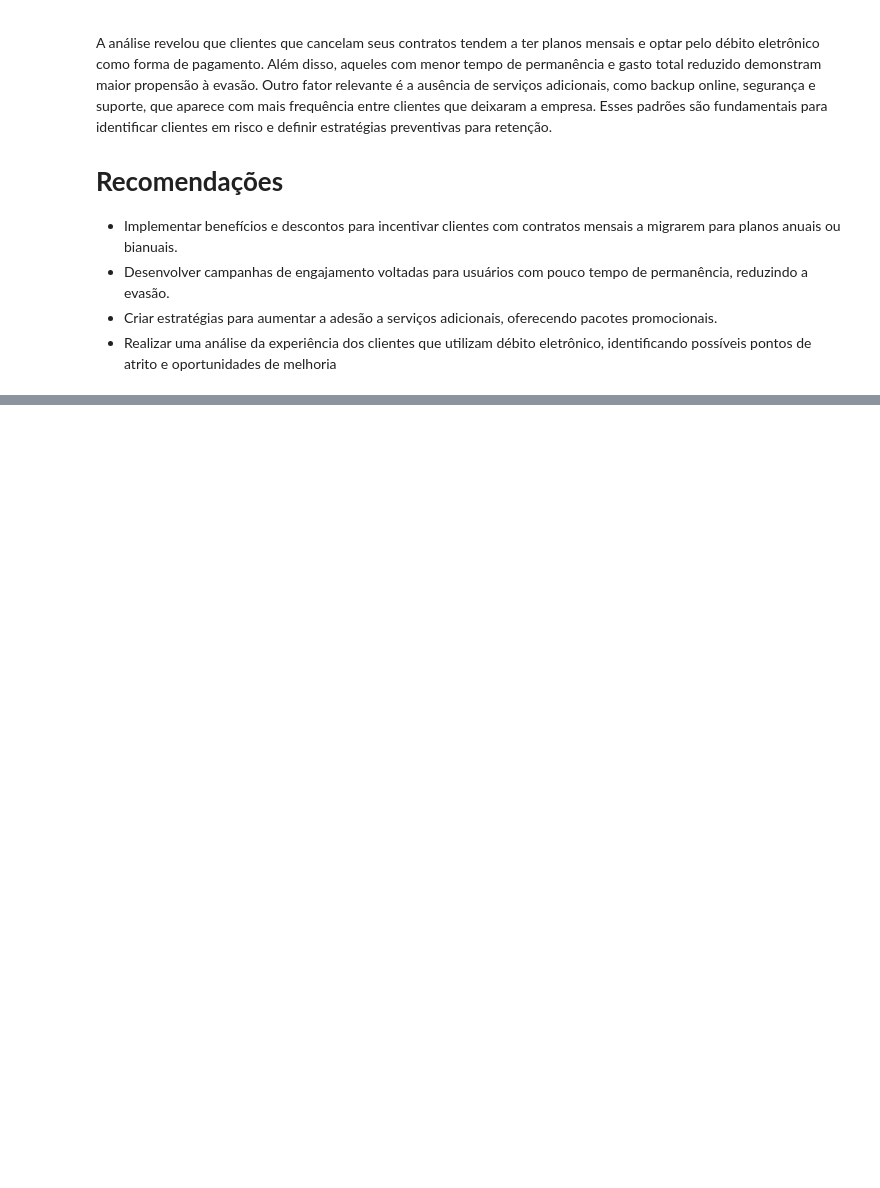
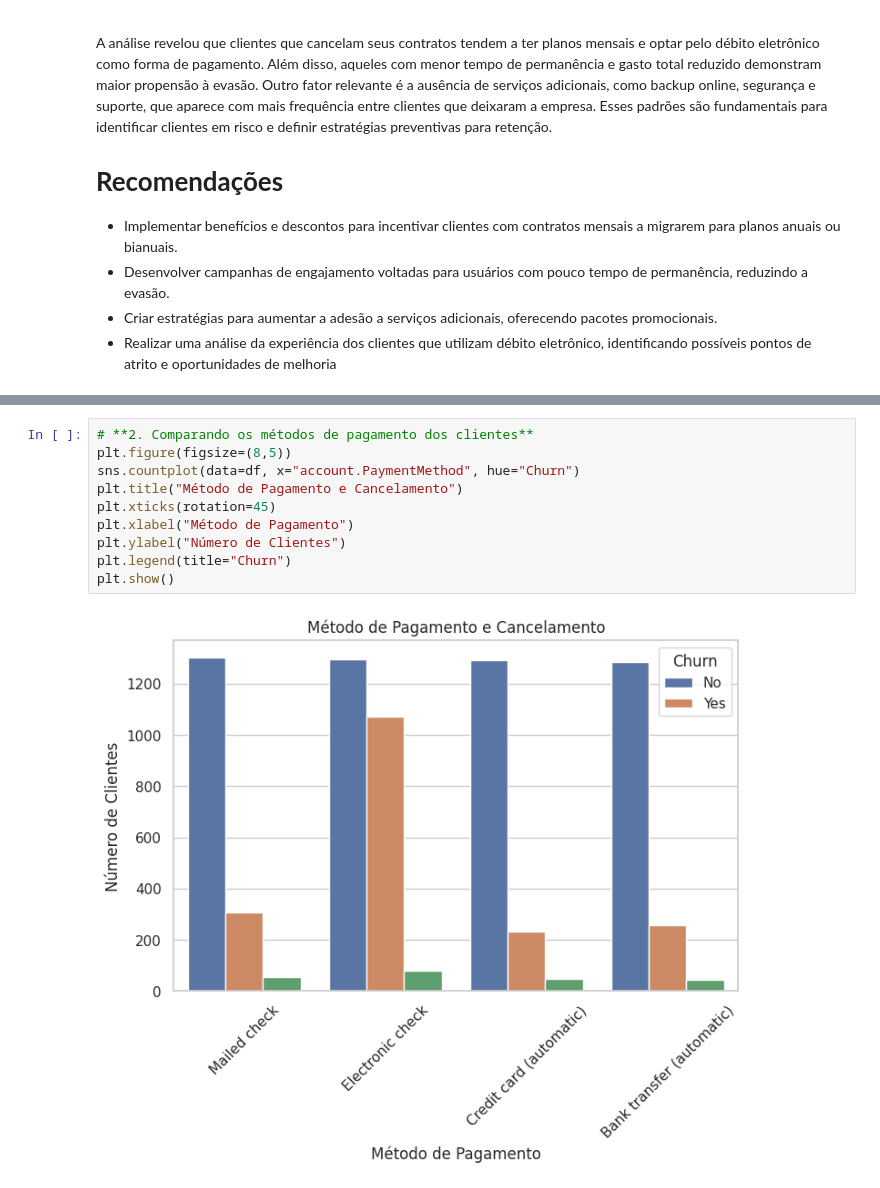
Before and after one commit to bravo-ti/Telecom-X, a Jupyter notebook: TelecomX_BR_by_Wilson.ipynb, the cells around one changed output, grey strips where cells are left out. Saved outputs shown, nothing was run; the diff lists cells and outputs as text; blank space fills up the shorter version.

```diff
--- a/TelecomX_BR_by_Wilson.ipynb
+++ b/TelecomX_BR_by_Wilson.ipynb
@@ -298,0 +328,12 @@ Esses padrões são fundamentais para identificar clientes em risco e definir es
+# %%
+# **2. Comparando os métodos de pagamento dos clientes**
+plt.figure(figsize=(8,5))
+sns.countplot(data=df, x="account.PaymentMethod", hue="Churn")
+plt.title("Método de Pagamento e Cancelamento")
+plt.xticks(rotation=45)
+plt.xlabel("Método de Pagamento")
+plt.ylabel("Número de Clientes")
+plt.legend(title="Churn")
+plt.show()
+# %% [output]
+[figure, added]
```
Also changed, not shown: parts of 5 cells of this notebook.
